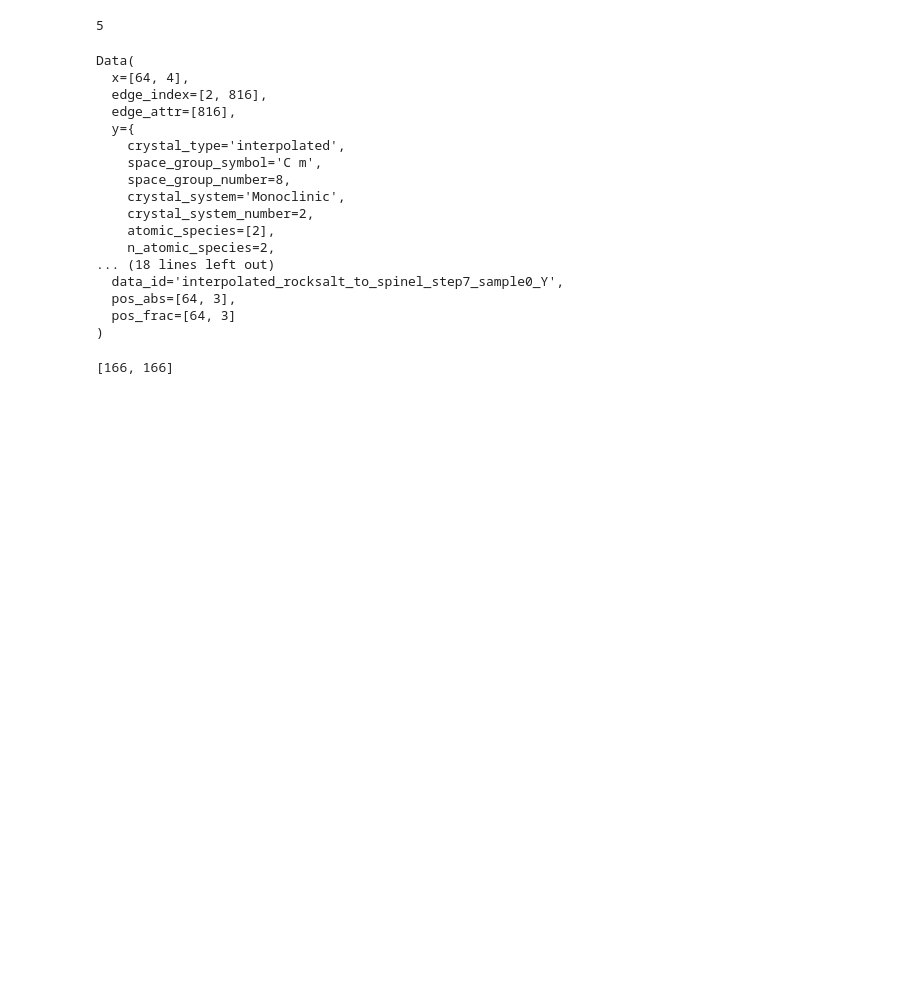
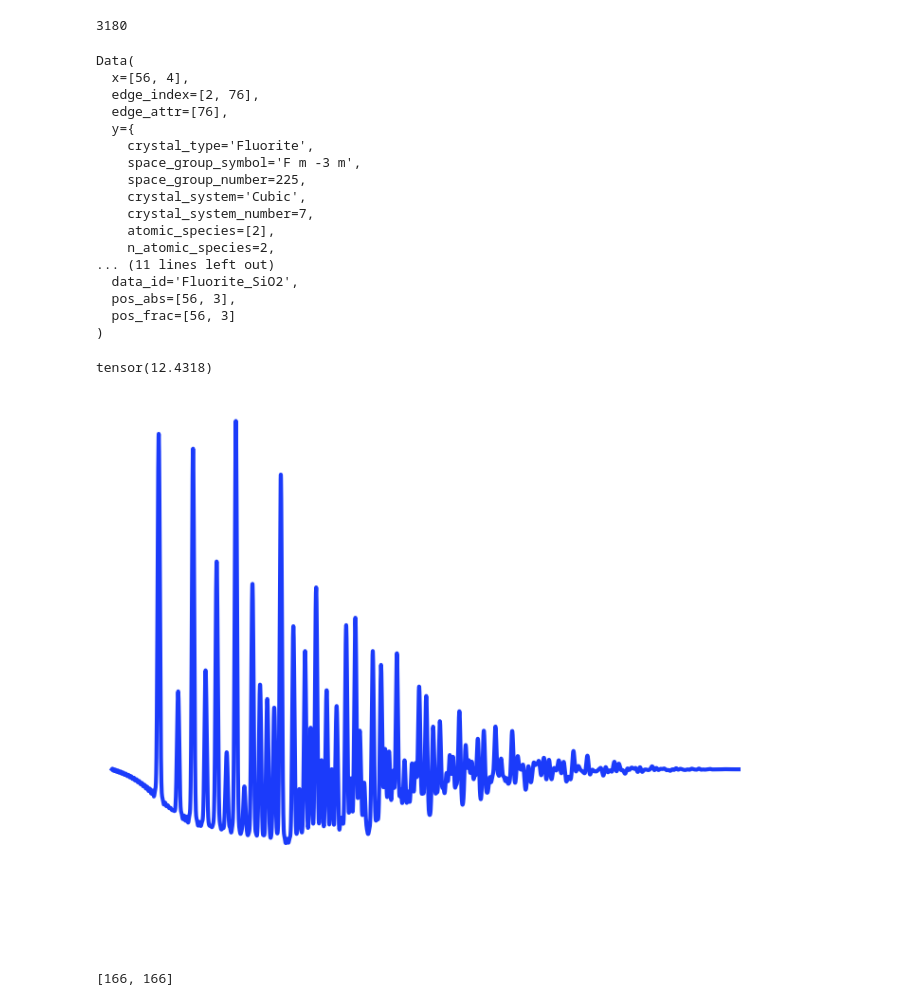
Before and after one commit to UlrikFriisJensen/ToSCA, a Jupyter notebook: analysis_notebook.ipynb, the cells around one changed output. Cells and saved outputs as stored; diff of their text form; code cells hidden in the pictures; blank space fills up the shorter version.

Commit message:
Plotting

```diff
--- a/analysis_notebook.ipynb
+++ b/analysis_notebook.ipynb
@@ -20,31 +20,31 @@ from modules.CHILI import CHILI
 # Load CHILI dataset
 dataset = CHILI(
     root="./data/",
-    dataset="CHILI-Interpolation",
-    graph_type="super_cell",
+    dataset="CHILI-3K",
+    graph_type="unit_cell",
 )
 # %%
 dataset.len()
 # %% [output]
-5
+3180
 # %%
-test_datapoint = dataset.get(2)
+test_datapoint = dataset.get(398)
 test_datapoint
 # %% [output]
 Data(
-  x=[64, 4],
-  edge_index=[2, 816],
-  edge_attr=[816],
+  x=[56, 4],
+  edge_index=[2, 76],
+  edge_attr=[76],
   y={
-    crystal_type='interpolated',
-    space_group_symbol='C m',
-    space_group_number=8,
-    crystal_system='Monoclinic',
-    crystal_system_number=2,
+    crystal_type='Fluorite',
+    space_group_symbol='F m -3 m',
+    space_group_number=225,
+    crystal_system='Cubic',
+    crystal_system_number=7,
     atomic_species=[2],
     n_atomic_species=2,
-... (18 lines left out)
-  data_id='interpolated_rocksalt_to_spinel_step7_sample0_Y',
-  pos_abs=[64, 3],
-  pos_frac=[64, 3]
+... (11 lines left out)
+  data_id='Fluorite_SiO2',
+  pos_abs=[56, 3],
+  pos_frac=[56, 3]
 )
@@ -51,3 +58,43 @@ Data(
+# %%
+xPDF[1,:].max()
+# %% [output]
+tensor(12.4318)
+# %%
+# Plot the xPDF for a single datapoint
+meta_index = 2
+index = [7, 18, 398]
+color = ['#A8089E','#B79A56','#1B3BFA']
+xPDF = dataset.get(index[meta_index]).y['xPDF'][0]
+name = dataset.get(index[meta_index]).data_id
+size = dataset.get(index[meta_index]).y['np_size']
+
+# Normalize the xPDF
+xPDF[1, :] = xPDF[1, :] / xPDF[1, :].max()
+
+plt.figure(figsize=(7, 6))
+plt.plot(xPDF[0, :], xPDF[1, :], lw=3, color=color[meta_index])
+
+plt.xlim(-0.5, size)
+plt.ylim(-0.5, 1.05)
+
+# Remove the axis ticks and labels
+plt.xticks([])
+plt.yticks([])
+
+# Remove the box around the plot
+plt.gca().spines['top'].set_visible(False)
+plt.gca().spines['right'].set_visible(False)
+plt.gca().spines['left'].set_visible(False)
+plt.gca().spines['bottom'].set_visible(False)
+
+plt.tight_layout()
+
+# plt.show()
+
+# Save with transparent background
+plt.savefig(f'{save_folder}{name}_{size:.1f}_xPDF.png', dpi=300, transparent=True)
+# %% [output]
+[figure, added]
 # %%
 data_loader = DataLoader(
     dataset=dataset,
```
Also changed, not shown: parts of 1 cell of this notebook, 1 other file.
